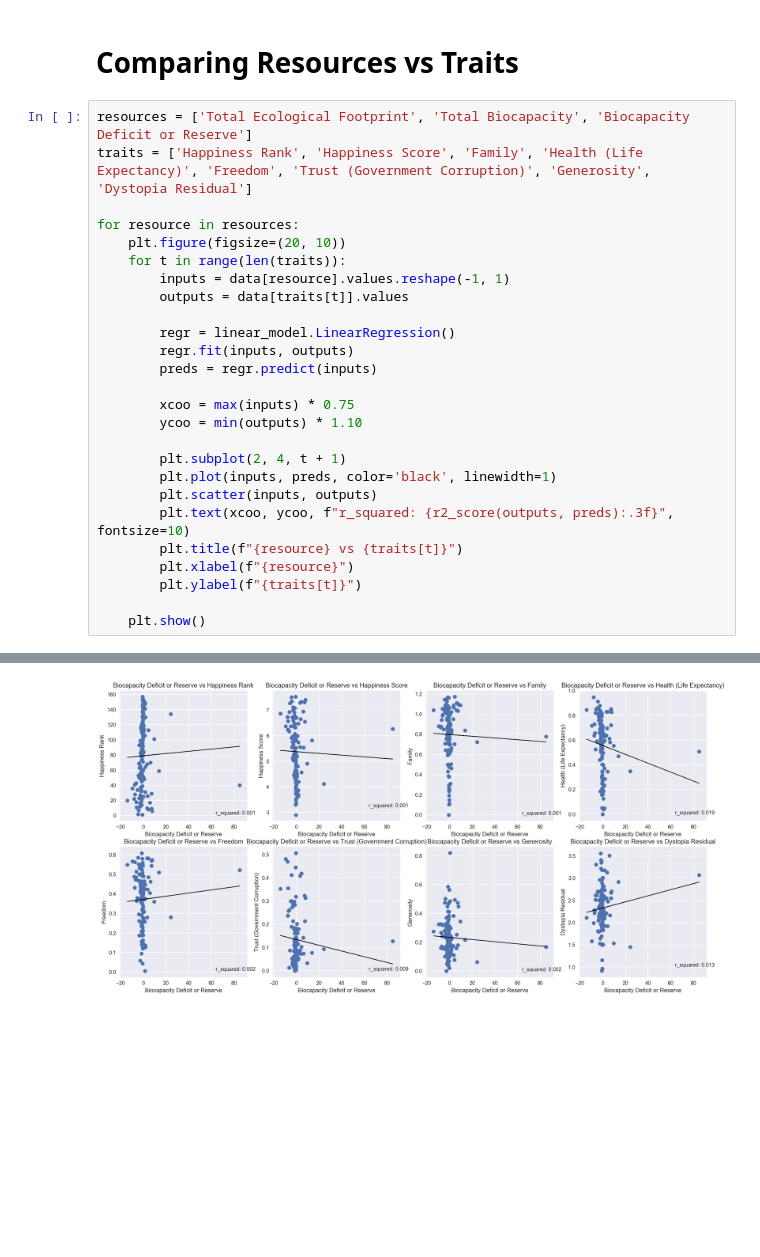
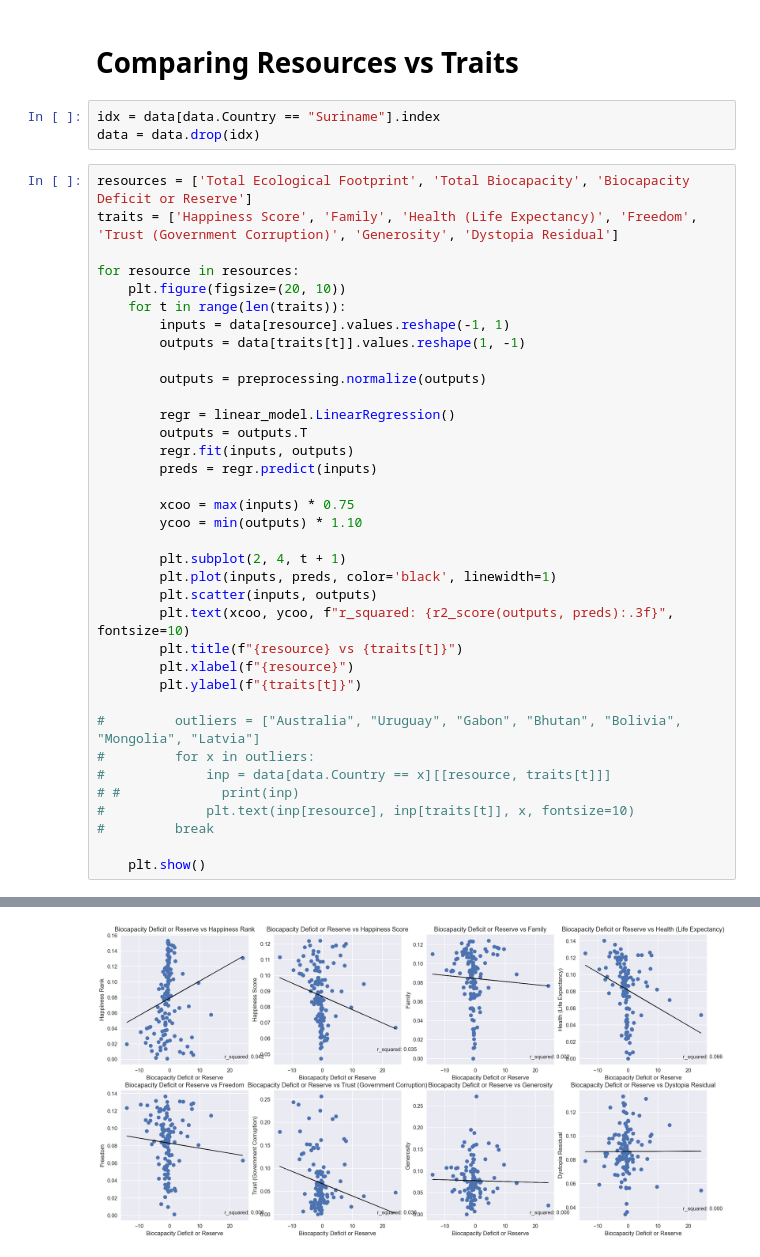
Before and after one commit to roumenguha/ECE143-Final-Project, a Jupyter notebook: Visualization_Roumen.ipynb, the cells around one changed output, grey strips where cells are left out. Drawn from its saved outputs; the diff is of its cells as text; blank space fills up the shorter version.

```diff
--- a/Visualization_Roumen.ipynb
+++ b/Visualization_Roumen.ipynb
@@ -97,17 +98,23 @@ plt.show()
 # Visualizations (Nov 17th)
 # %% [markdown]
 # Comparing Resources vs Traits
+# %%
+idx = data[data.Country == "Suriname"].index
+data = data.drop(idx)
 # %%
 resources = ['Total Ecological Footprint', 'Total Biocapacity', 'Biocapacity Deficit or Reserve']
-traits = ['Happiness Rank', 'Happiness Score', 'Family', 'Health (Life Expectancy)', 'Freedom', 'Trust (Government Corruption)', 'Generosity', 'Dystopia Residual']
+traits = ['Happiness Score', 'Family', 'Health (Life Expectancy)', 'Freedom', 'Trust (Government Corruption)', 'Generosity', 'Dystopia Residual']
 
 for resource in resources:
     plt.figure(figsize=(20, 10))
     for t in range(len(traits)):
         inputs = data[resource].values.reshape(-1, 1)
-        outputs = data[traits[t]].values
+        outputs = data[traits[t]].values.reshape(1, -1)
+
+        outputs = preprocessing.normalize(outputs)
 
         regr = linear_model.LinearRegression()
+        outputs = outputs.T
         regr.fit(inputs, outputs)
         preds = regr.predict(inputs)
 
@@ -122,5 +129,12 @@ for resource in resources:
         plt.xlabel(f"{resource}")
         plt.ylabel(f"{traits[t]}")
 
+#         outliers = ["Australia", "Uruguay", "Gabon", "Bhutan", "Bolivia", "Mongolia", "Latvia"]
+#         for x in outliers:
+#             inp = data[data.Country == x][[resource, traits[t]]]
+# #             print(inp)
+#             plt.text(inp[resource], inp[traits[t]], x, fontsize=10)
+#         break
+
     plt.show()
 # %% [output]
@@ -129 +143 @@ for resource in resources:
-[figure, old version]
+[figure, new version]
```
Also changed, not shown: parts of 5 cells of this notebook, 1 other file.
